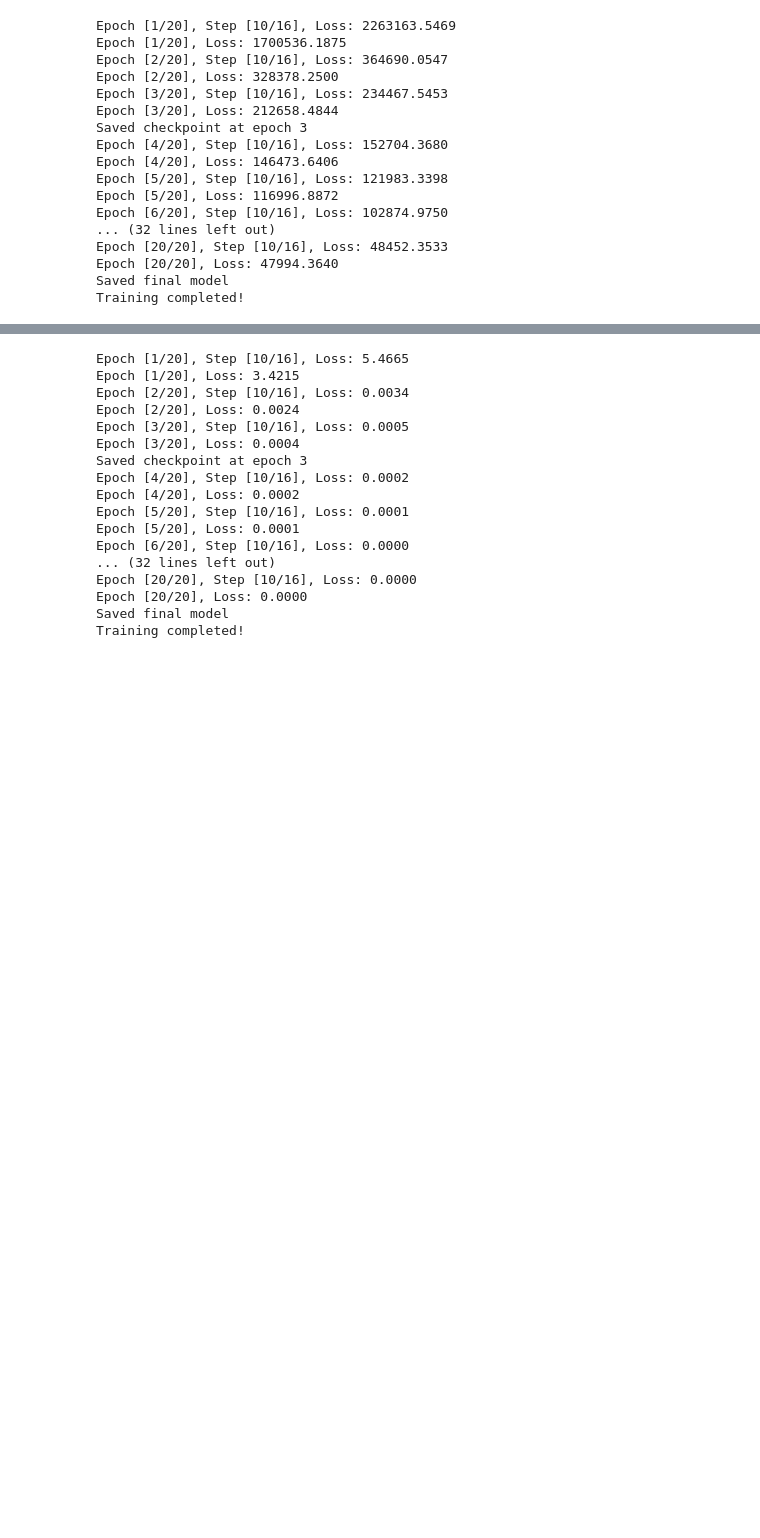
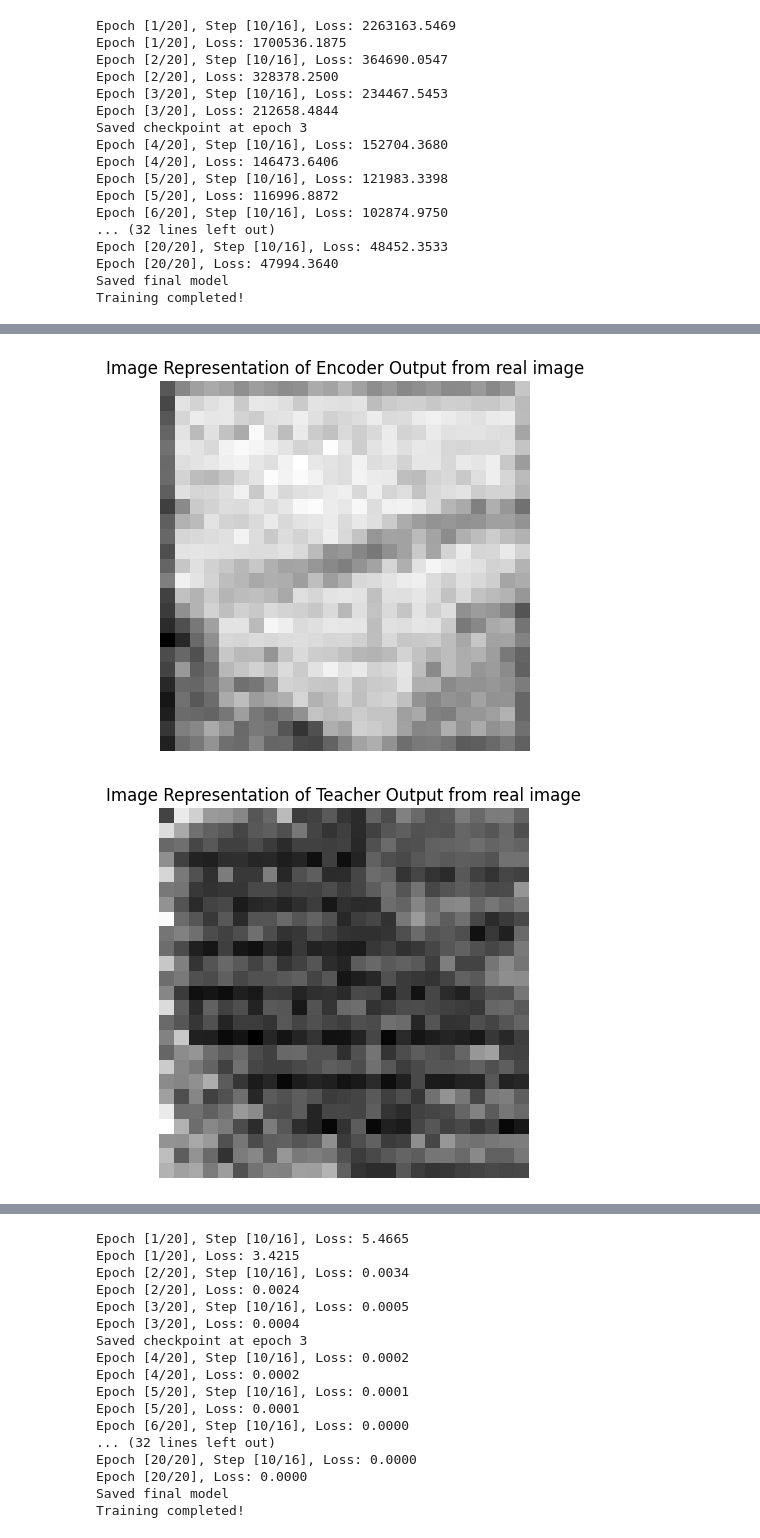
Before and after one commit to LyckuRe/sim2RealVision, a Jupyter notebook: run.ipynb, the cells around one changed output, grey strips where cells are left out. Drawn from its saved outputs; the diff is of its cells as text; code cells hidden in the pictures; blank space fills up the shorter version.

```diff
--- a/run.ipynb
+++ b/run.ipynb
@@ -433,0 +458,37 @@ final_encoder_model.load_state_dict(torch.load('./saved_models/LearnerModelPrune
+# %%
+# for testing with real-world examples
+from PIL import Image
+
+image1 = Image.open('temp/real_img_1.jpg')
+image1 = np.array(image1.resize((200,200)), dtype=np.float32).reshape((3,200,200))
+image2 = Image.open('temp/real_img_2.jpg')
+image2 = np.array(image2.resize((200,200)), dtype=np.float32).reshape((3,200,200))
+real_inputs = np.concatenate((image1[np.newaxis, ...], image2[np.newaxis, ...]), axis=0)
+real_inputs = torch.tensor(real_inputs).to(device)
+with torch.no_grad():
+    model_outputs = final_encoder_model(real_inputs)
+    teacher_outputs = teacher_model(real_inputs, intermediate_outputs=True)
+    teacher_outputs = teacher_outputs[8]
+
+for out in zip(model_outputs, teacher_outputs):
+    out1 = out[0].cpu().numpy()
+    img1 = np.mean(out1, axis=0)
+    img1 = (img1 - img1.min()) / (img1.max() - img1.min())
+
+    plt.figure()
+    plt.imshow(img1, cmap='gray')
+    plt.axis('off')  # Hide axis
+    plt.title('Image Representation of Encoder Output from real image')
+
+    out2 = out[1].cpu().numpy()
+    img2 = np.mean(out2, axis=0)
+    img2 = (img2 - img2.min()) / (img2.max() - img2.min())
+
+    plt.figure()
+    plt.imshow(img2, cmap='gray')
+    plt.axis('off')  # Hide axis
+    plt.title('Image Representation of Teacher Output from real image')
+    plt.show()
+# %% [output]
+[figure, added]
+[figure, added]
```
Also changed, not shown: parts of 5 cells of this notebook, 1 other file.
